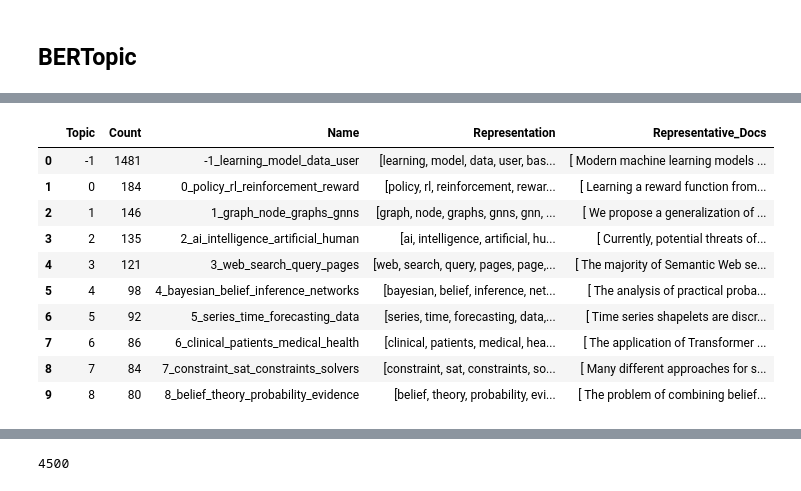
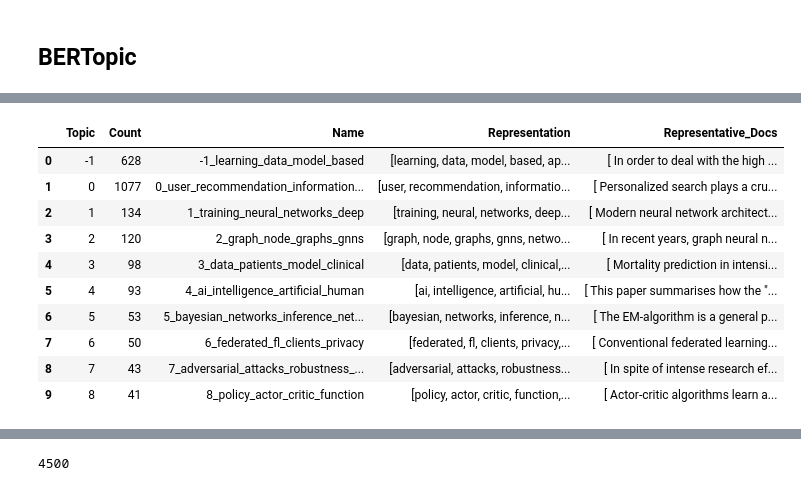
Before and after one commit to FelipeValencio/APS, a Jupyter notebook: APS.ipynb, the cells around one changed output, grey strips where cells are left out. Saved outputs shown, nothing was run; the diff lists cells and outputs as text; code cells hidden in the pictures.

```diff
--- a/APS.ipynb
+++ b/APS.ipynb
@@ -43,10 +72,11 @@ spacy.cli.download("en_core_web_sm")
 # %%
 # Carrega os dataset que serão utilizados, e cria um com todas as categorias juntas
 df_AI = pd.read_csv('data/cs.AI.csv').sample(1500)
-df_ML = pd.read_csv('data/cs.LG.csv').sample(1500)
-df_IR = pd.read_csv('data/cs.IR.csv').sample(1500)
+df_ML = pd.read_csv('data/cs.LG.csv').simple(1500)
+df_IR = pd.read_csv('data/cs.IR.csv').simple(2000)
+df_todos = pd.concat([df_AI, df_ML, df_IR], axis=0)
 
-df_todos = pd.concat([df_AI, df_ML, df_IR], axis=0)
+df_todos = df_todos[df_todos['Published'] >= '2012-01-01']
 
 # Converte a coluna Published para datetime
 df_AI['Published'] = pd.to_datetime(df_AI['Published'])
@@ -60,7 +90,7 @@ ml_timestamps = df_ML.Published.to_list()
 ir_timestamps = df_IR.Published.to_list()
 todos_timestamps = df_todos.Published.to_list()
 
-ai_abstract = df_AI.Summary.to_list()
+ai_timestampsai_abstract = df_AI.Summary.to_list()
 ml_abstract = df_ML.Summary.to_list()
 ir_abstract = df_IR.Summary.to_list()
 todos_abstract = df_todos.Summary.to_list()
@@ -151,11 +146,21 @@ vec_model = CountVectorizer(stop_words= stopwords)
 # %%
-topic_model = BERTopic(embedding_model='all-MiniLM-L6-v2',
-                       verbose=True,
-                       vectorizer_model = vec_model,
-                       low_memory=True,
-                       calculate_probabilities=True,
-                       n_gram_range=(1, 3))
+def Bert_topic_model(vec_model: CountVectorizer):
+    topic_model = BERTopic(embedding_model='all-MiniLM-L6-v2',
+                    verbose=True,
+                    vectorizer_model=vec_model,
+                    low_memory=True,
+                    calculate_probabilities=True,
+                    n_gram_range=(1, 3))
 
+    return topic_model
 
-topics, probs = topic_model.fit_transform(df_todos['Summary'])
+# ia_topic_model = Bert_topic_model(vec_model)
+# ml_topic_model = Bert_topic_model(vec_model)
+# ir_topic_model = Bert_topic_model(vec_model)
+todos_topic_model = Bert_topic_model(vec_model)
+
+# ai_topics, ai_probs = ia_topic_model.fit_transform(df_AI['Summary'])
+# ml_topics, ml_probs = ml_topic_model.fit_transform(df_ML['Summary'])
+# ir_topics, ir_probs = ir_topic_model.fit_transform(df_IR['Summary'])
+todos_topics, todos_probs = todos_topic_model.fit_transform(df_todos['Summary'])
 # %% [output]
@@ -170,14 +175,14 @@ topics, probs = topic_model.fit_transform(df_todos['Summary'])
 # %%
-topic_model.get_topic_info().head(10)
+todos_topic_model.get_topic_info().head(10)
 # %% [output]
 |  | Topic | Count | Name | Representation | Representative_Docs |
-| 0 | -1 | 1481 | -1_learning_model_data_user | [learning, model, data, user, bas... | [ Modern machine learning models ... |
-| 1 | 0 | 184 | 0_policy_rl_reinforcement_reward | [policy, rl, reinforcement, rewar... | [ Learning a reward function from... |
-| 2 | 1 | 146 | 1_graph_node_graphs_gnns | [graph, node, graphs, gnns, gnn, ... | [ We propose a generalization of ... |
-| 3 | 2 | 135 | 2_ai_intelligence_artificial_human | [ai, intelligence, artificial, hu... | [ Currently, potential threats of... |
-| 4 | 3 | 121 | 3_web_search_query_pages | [web, search, query, pages, page,... | [ The majority of Semantic Web se... |
-| 5 | 4 | 98 | 4_bayesian_belief_inference_networks | [bayesian, belief, inference, net... | [ The analysis of practical proba... |
-| 6 | 5 | 92 | 5_series_time_forecasting_data | [series, time, forecasting, data,... | [ Time series shapelets are discr... |
-| 7 | 6 | 86 | 6_clinical_patients_medical_health | [clinical, patients, medical, hea... | [ The application of Transformer ... |
-| 8 | 7 | 84 | 7_constraint_sat_constraints_solvers | [constraint, sat, constraints, so... | [ Many different approaches for s... |
-| 9 | 8 | 80 | 8_belief_theory_probability_evidence | [belief, theory, probability, evi... | [ The problem of combining belief... |
+| 0 | -1 | 628 | -1_learning_data_model_based | [learning, data, model, based, ap... | [ In order to deal with the high ... |
+| 1 | 0 | 1077 | 0_user_recommendation_information... | [user, recommendation, informatio... | [ Personalized search plays a cru... |
+| 2 | 1 | 134 | 1_training_neural_networks_deep | [training, neural, networks, deep... | [ Modern neural network architect... |
+| 3 | 2 | 120 | 2_graph_node_graphs_gnns | [graph, node, graphs, gnns, netwo... | [ In recent years, graph neural n... |
+| 4 | 3 | 98 | 3_data_patients_model_clinical | [data, patients, model, clinical,... | [ Mortality prediction in intensi... |
+| 5 | 4 | 93 | 4_ai_intelligence_artificial_human | [ai, intelligence, artificial, hu... | [ This paper summarises how the "... |
+| 6 | 5 | 53 | 5_bayesian_networks_inference_net... | [bayesian, networks, inference, n... | [ The EM-algorithm is a general p... |
+| 7 | 6 | 50 | 6_federated_fl_clients_privacy | [federated, fl, clients, privacy,... | [ Conventional federated learning... |
+| 8 | 7 | 43 | 7_adversarial_attacks_robustness_... | [adversarial, attacks, robustness... | [ In spite of intense research ef... |
+| 9 | 8 | 41 | 8_policy_actor_critic_function | [policy, actor, critic, function,... | [ Actor-critic algorithms learn a... |
```
Also changed, not shown: parts of 24 cells of this notebook.
